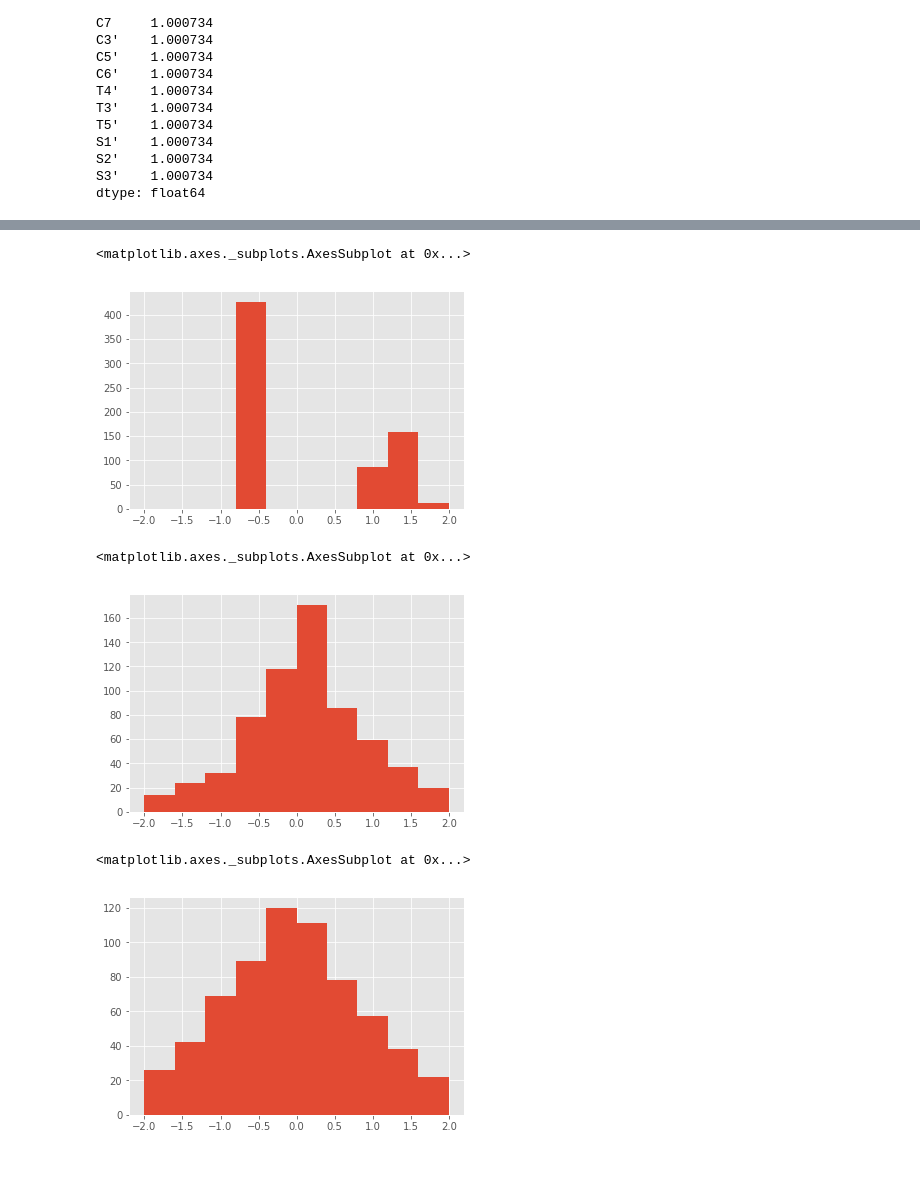
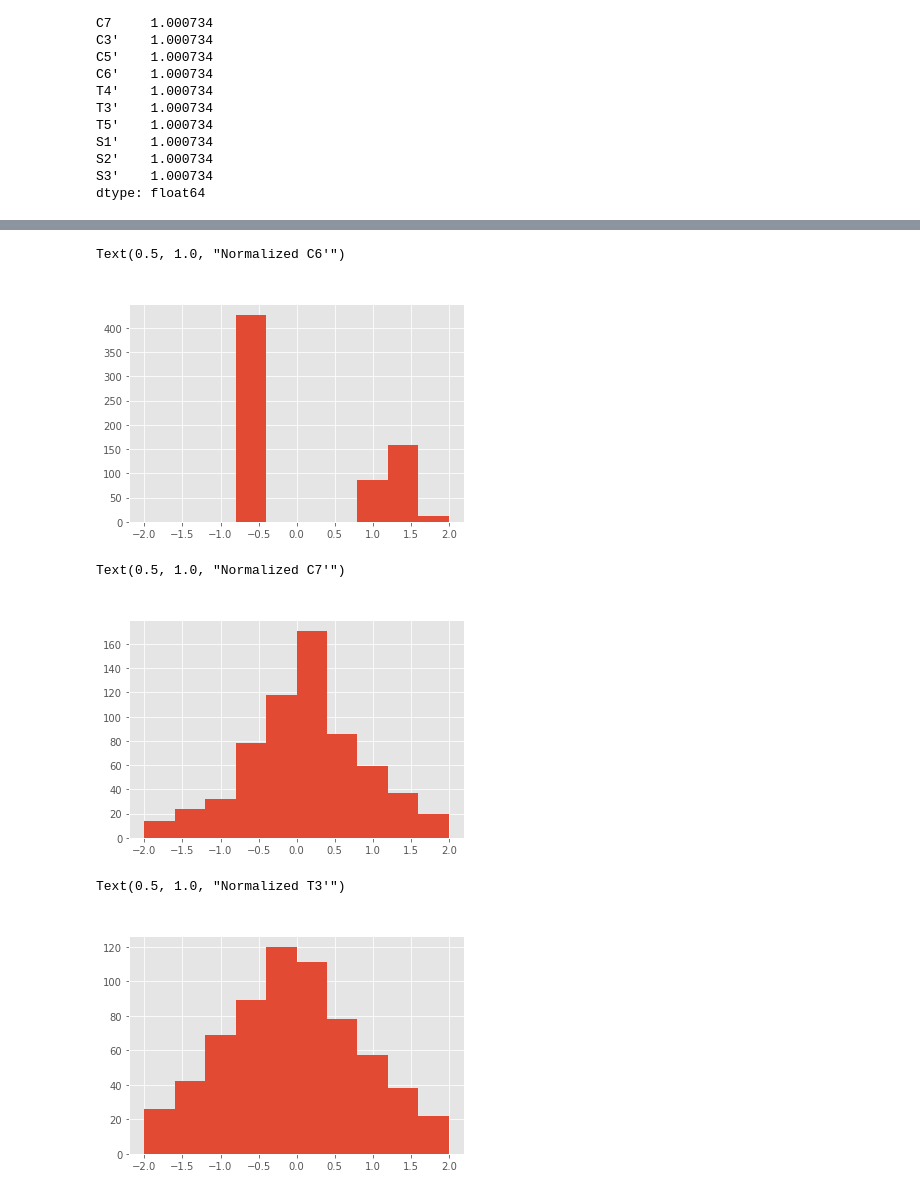
Before and after one commit to BA545-SP2019/2019-competition1-jkj, a Jupyter notebook: Pipeline 1 (Z-Score)/Normalization (ZScore).ipynb, the cells around one changed output, grey strips where cells are left out. Cells and saved outputs as stored; diff of their text form; code cells hidden in the pictures; blank space fills up the shorter version.

```diff
--- a/Pipeline 1 (Z-Score)/Normalization (ZScore).ipynb
+++ b/Pipeline 1 (Z-Score)/Normalization (ZScore).ipynb
@@ -115,17 +118,20 @@ stand_df["C5'"].hist(range=(-2,2))
 # %%
 stand_df["C6'"].hist(range=(-2,2))
+plt.title("Normalized C6'", color='white')
 # %% [output]
-<matplotlib.axes._subplots.AxesSubplot at 0x...>
+Text(0.5, 1.0, "Normalized C6'")
-[figure, old version]
+[figure, new version]
 # %%
 stand_df['C7'].hist(range=(-2,2))
+plt.title("Normalized C7'", color='white')
 # %% [output]
-<matplotlib.axes._subplots.AxesSubplot at 0x...>
+Text(0.5, 1.0, "Normalized C7'")
-[figure, old version]
+[figure, new version]
 # %%
 stand_df["T3'"].hist(range=(-2,2))
+plt.title("Normalized T3'", color='white')
 # %% [output]
-<matplotlib.axes._subplots.AxesSubplot at 0x...>
+Text(0.5, 1.0, "Normalized T3'")
-[figure, old version]
+[figure, new version]
 # %%
 stand_df["T4'"].hist(range=(-2,2))
```
Also changed, not shown: parts of 8 cells of this notebook, 3 other files.
